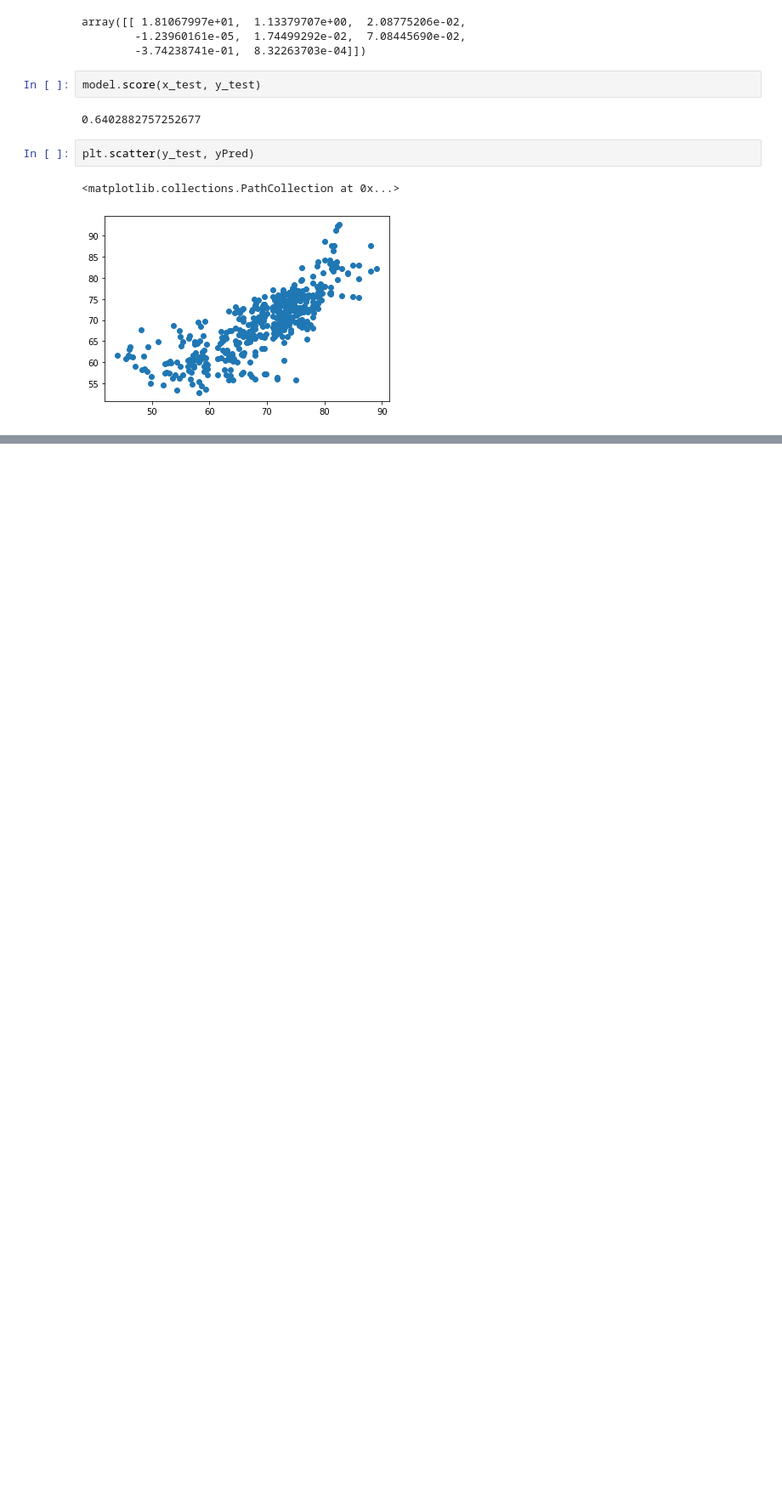
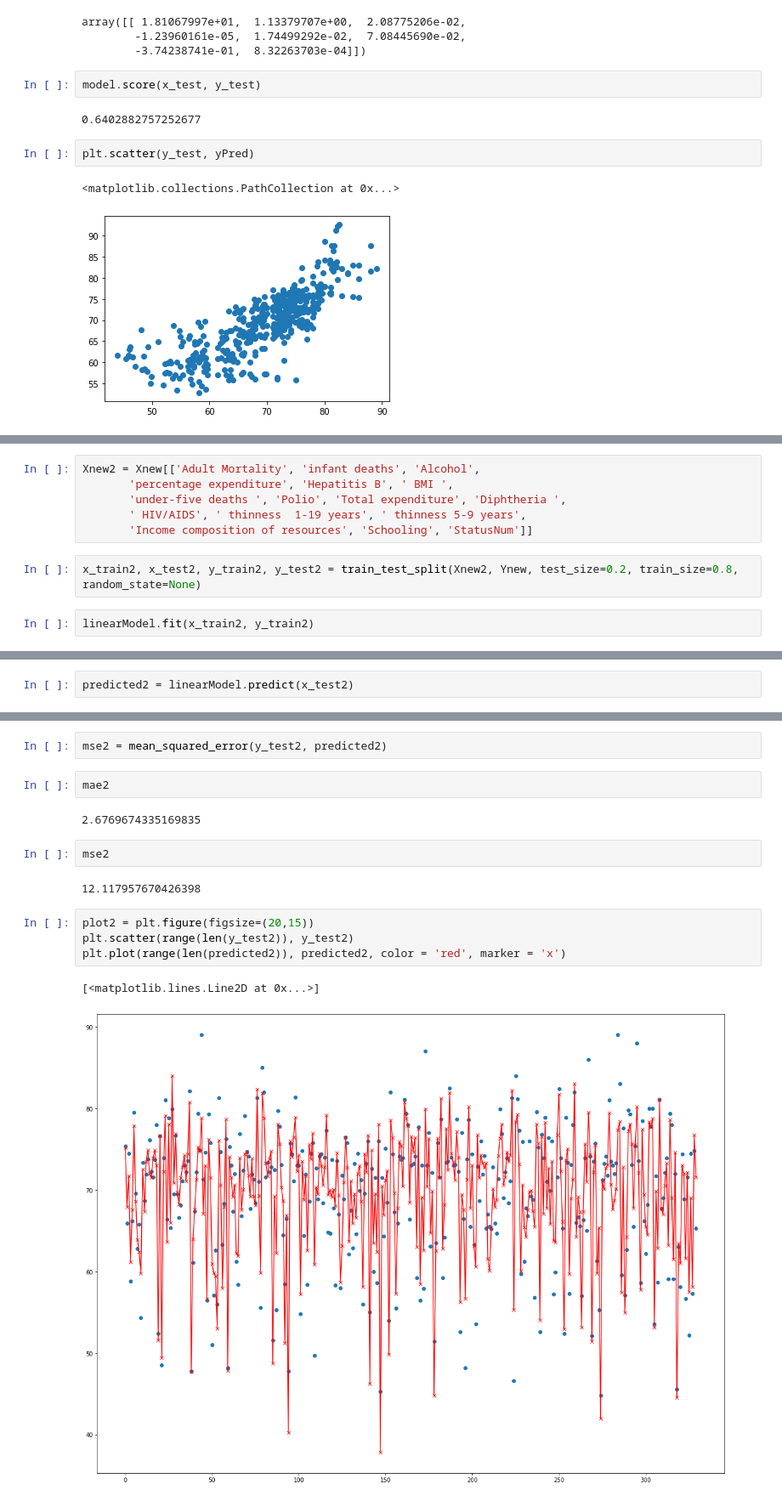
Before and after one commit to parshvjn/lifeExpectancyProject, a Jupyter notebook: Life Expectancy.ipynb, the cells around one changed output, grey strips where cells are left out. Shown at 85% size. Cells and saved outputs as stored; diff of their text form; blank space fills up the shorter version.

```diff
--- a/Life Expectancy.ipynb
+++ b/Life Expectancy.ipynb
@@ -385,0 +454,10 @@ UFuncTypeError: ufunc 'subtract' did not contain a loop with signature matching
+# %%
+Xnew2 = Xnew[['Adult Mortality', 'infant deaths', 'Alcohol',
+       'percentage expenditure', 'Hepatitis B', ' BMI ',
+       'under-five deaths ', 'Polio', 'Total expenditure', 'Diphtheria ',
+       ' HIV/AIDS', ' thinness  1-19 years', ' thinness 5-9 years',
+       'Income composition of resources', 'Schooling', 'StatusNum']]
+# %%
+x_train2, x_test2, y_train2, y_test2 = train_test_split(Xnew2, Ynew, test_size=0.2, train_size=0.8, random_state=None)
+# %%
+linearModel.fit(x_train2, y_train2)
@@ -385,0 +466,2 @@ UFuncTypeError: ufunc 'subtract' did not contain a loop with signature matching
+# %%
+predicted2 = linearModel.predict(x_test2)
@@ -385,0 +490,17 @@ UFuncTypeError: ufunc 'subtract' did not contain a loop with signature matching
+# %%
+mse2 = mean_squared_error(y_test2, predicted2)
+# %%
+mae2
+# %% [output]
+2.6769674335169835
+# %%
+mse2
+# %% [output]
+12.117957670426398
+# %%
+plot2 = plt.figure(figsize=(20,15))
+plt.scatter(range(len(y_test2)), y_test2)
+plt.plot(range(len(predicted2)), predicted2, color = 'red', marker = 'x')
+# %% [output]
+[<matplotlib.lines.Line2D at 0x...>]
+[figure, added]
```
Also changed, not shown: parts of 28 cells of this notebook, 2 other files.
